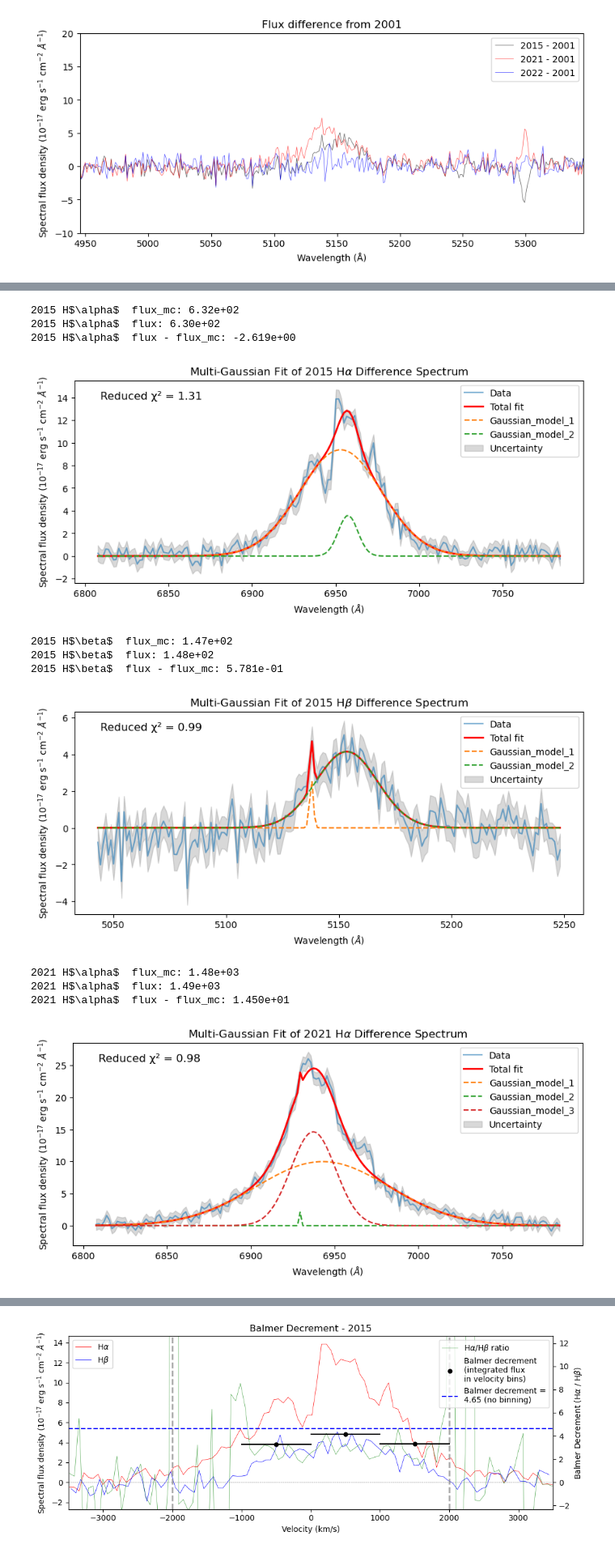
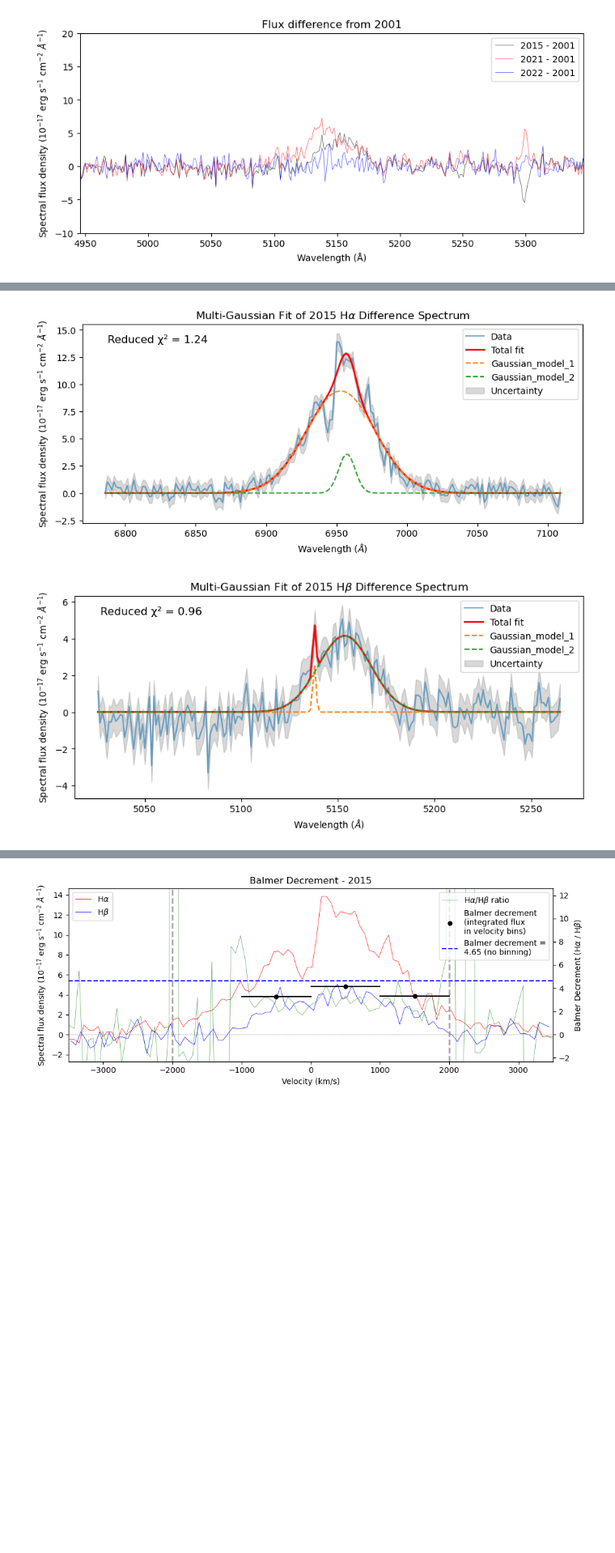
Before and after one commit to things-0/denison_2026, a Jupyter notebook: oli/main.ipynb, the cells around one changed output, grey strips where cells are left out. Shown at 81% size. Saved outputs shown, nothing was run; the diff lists cells and outputs as text; code cells hidden in the pictures; blank space fills up the shorter version.

Commit message:
wider velocity range used in gaussians

```diff
--- a/oli/main.ipynb
+++ b/oli/main.ipynb
@@ -1241,9 +1249,9 @@ def integrate_flux(
         flux_mc = np.mean(flux_list)
 
         #TODO: remove testing
-        print(f"{title_info}flux_mc: {flux_mc:.2f}")
-        print(f"{title_info}flux: {flux:.2f}")
-        print(f"{title_info}flux - flux_mc: {(flux - flux_mc):.3f}")
+        # print(f"{title_info}flux_mc: {flux_mc:.2f}")
+        # print(f"{title_info}flux: {flux:.2f}")
+        # print(f"{title_info}flux - flux_mc: {(flux - flux_mc):.3f}")
         #
 
         flux_err = np.std(flux_list)
@@ -1278,7 +1286,7 @@ def integrate_flux(
                 fontsize=12,
                 verticalalignment='top'
             )
-            plt.legend()
+            plt.legend(loc='upper right')
             plt.show()
 
     else:
@@ -1380,8 +1388,8 @@ def calculate_balmer_decrement(
 
 
     if num_bins == 1:
-        h_alpha_lam_bounds = (convert_vel_to_lam(-vel_width, H_ALPHA), convert_vel_to_lam(vel_width, H_ALPHA))
-        h_beta_lam_bounds = (convert_vel_to_lam(-vel_width, H_BETA), convert_vel_to_lam(vel_width, H_BETA))
+        h_alpha_lam_bounds = (convert_vel_to_lam(-vel_width/2, H_ALPHA), convert_vel_to_lam(vel_width/2, H_ALPHA))
+        h_beta_lam_bounds = (convert_vel_to_lam(-vel_width/2, H_BETA), convert_vel_to_lam(vel_width/2, H_BETA))
 
         h_alpha_flux, h_alpha_flux_err = integrate_flux(
             lam, flux_diff, sigma_diff,
@@ -1598,45 +1575,35 @@ $\displaystyle \text{H flux}\alpha$ flux 2021 - 2001: $4^{2x}$
 # %%
 balmer_dec_15, balmer_dec_15_err = calculate_balmer_decrement(
     lam, diff_15, diff_15_err,
-    VEL_TO_IGNORE_WIDTH, num_bins=1,
-    num_gaussians=2,
+    2*VEL_TO_IGNORE_WIDTH, num_bins=1,
+    num_gaussians=3,
     plot_gauss_fit=True,
     peak_min_sigma_threshold=2.5,
-    num_mc_trials=50,
+    num_mc_trials=500,
     year="2015"
 )
 balmer_dec_21, balmer_dec_21_err = calculate_balmer_decrement(
     lam, diff_21, diff_21_err,
-    VEL_TO_IGNORE_WIDTH, num_bins=1,
-    num_gaussians=3,
+    2*VEL_TO_IGNORE_WIDTH, num_bins=1,
+    num_gaussians=2,
     plot_gauss_fit=True,
     peak_min_sigma_threshold=2.5,
-    num_mc_trials=50,
+    num_mc_trials=500,
     year="2021"
 )
 balmer_dec_22, balmer_dec_22_err = calculate_balmer_decrement(
     lam, diff_22, diff_22_err,
-    VEL_TO_IGNORE_WIDTH, num_bins=1,
-    num_gaussians=2,
-    plot_gauss_fit=True,
-    peak_min_sigma_threshold=2.5,
-    num_mc_trials=50,
+    2*VEL_TO_IGNORE_WIDTH, num_bins=1,
+    num_gaussians=0,
+    plot_gauss_fit=False,
+    # peak_min_sigma_threshold=2.5,
+    # num_mc_trials=50,
     year="2022"
 )
 
 print(f"Balmer decrement 2015 - 2001: {balmer_dec_15:.2f} ± {balmer_dec_15_err}")
 print(f"Balmer decrement 2021 - 2001: {balmer_dec_21:.2f} ± {balmer_dec_21_err}")
 print(f"Balmer decrement 2022 - 2001: {balmer_dec_22:.2f} ± {balmer_dec_22_err}")
 # %% [output]
-2015 H$\alpha$  flux_mc: 6.32e+02
-2015 H$\alpha$  flux: 6.30e+02
-2015 H$\alpha$  flux - flux_mc: -2.619e+00
-[figure, old version]
+[figure, new version]
-2015 H$\beta$  flux_mc: 1.47e+02
-2015 H$\beta$  flux: 1.48e+02
-2015 H$\beta$  flux - flux_mc: 5.781e-01
-[figure, old version]
+[figure, new version]
-2021 H$\alpha$  flux_mc: 1.48e+03
-2021 H$\alpha$  flux: 1.49e+03
-2021 H$\alpha$  flux - flux_mc: 1.450e+01
-[figure, removed]
```
Also changed, not shown: parts of 9 cells of this notebook, 3 other files.
